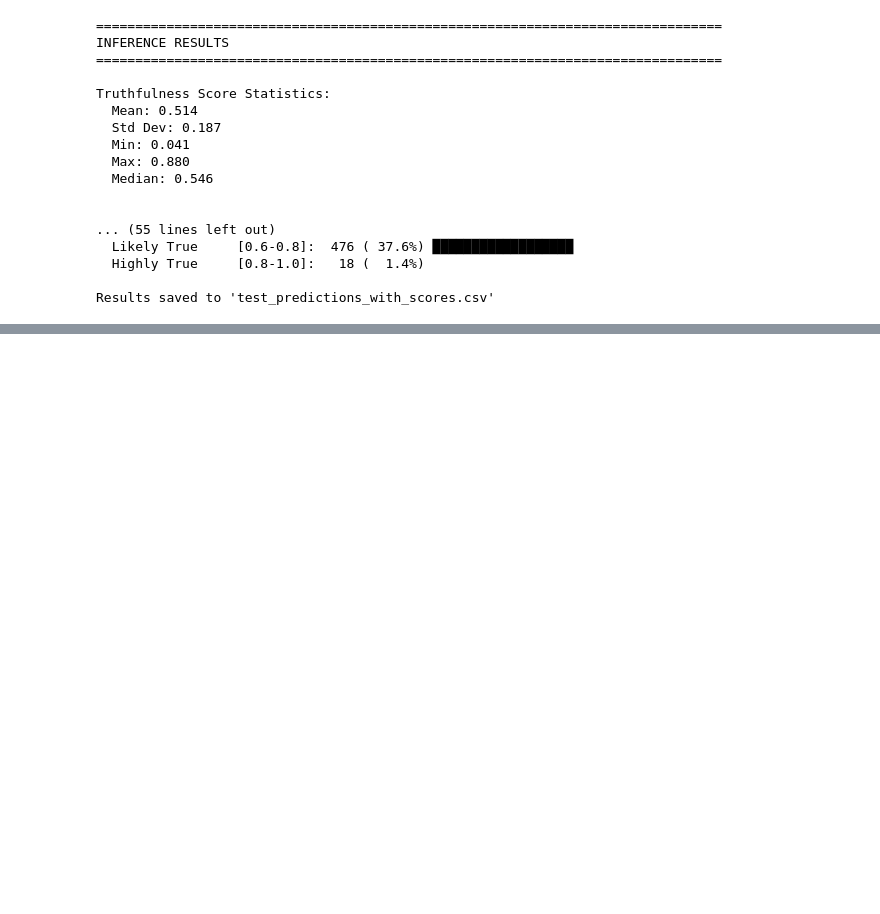
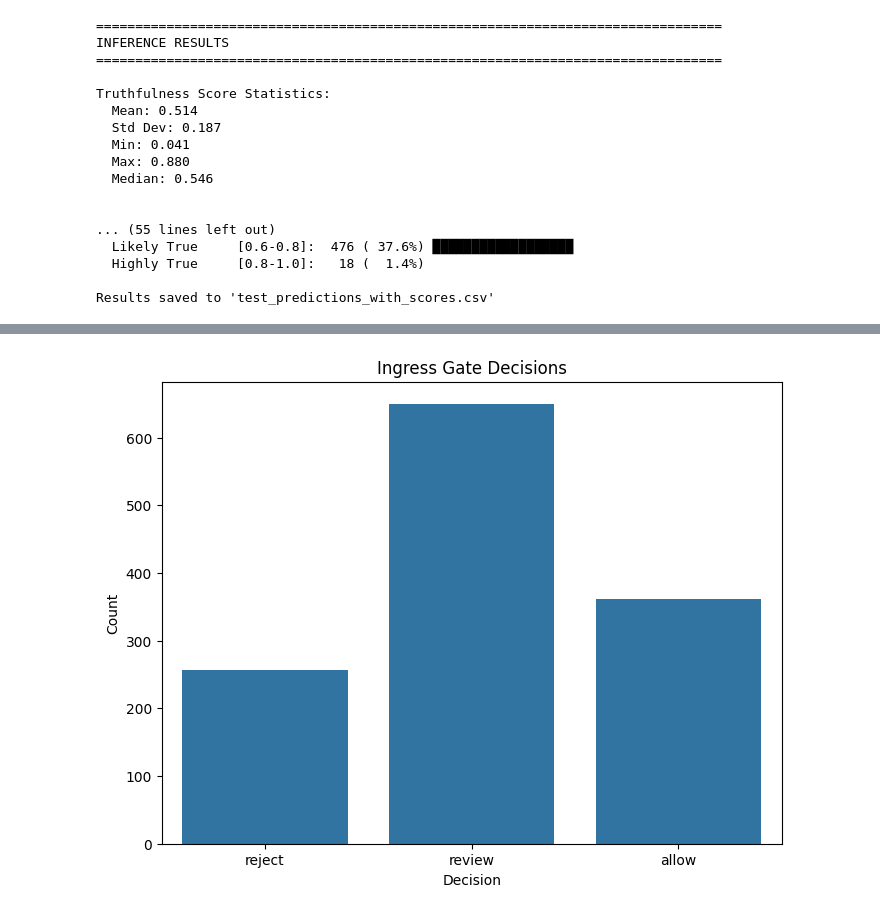
Before and after one commit to ethan-wst/Fake_News_Detection, a Jupyter notebook: demo.ipynb, the cells around one changed output, grey strips where cells are left out. Cells and saved outputs as stored; diff of their text form; code cells hidden in the pictures; blank space fills up the shorter version.

Commit message:
Implemented ingestion gate and added visualizations to demo

```diff
--- a/demo.ipynb
+++ b/demo.ipynb
@@ -326,3 +328,85 @@ Truthfulness Score Statistics:
   Highly True     [0.8-1.0]:   18 (  1.4%)
 
 Results saved to 'test_predictions_with_scores.csv'
+# %%
+# Ingress Gate
+import matplotlib.pyplot as plt
+import seaborn as sns
+print("\n\n" + "="*80)
+print("INGRESS GATE SYSTEM")
+print("="*80)
+
+class IngressGate:
+    """
+    Simple ingress gate based on truthfulness score.
+    Scores near 0 → false, near 1 → true.
+    """
+
+    def __init__(self, threshold_low=0.35, threshold_high=0.65):
+        """
+        threshold_low  : below → reject as likely false
+        threshold_high : above → allow as likely true
+        values between → 'review'
+        """
+        self.threshold_low = threshold_low
+        self.threshold_high = threshold_high
+
+    def evaluate(self, score):
+        if score < self.threshold_low:
+            return "reject"
+        elif score >= self.threshold_high:
+            return "allow"
+        return "review"  # uncertainty zone
+
+# Instantiate gate
+gate = IngressGate(threshold_low=0.35, threshold_high=0.65)
+
+# Apply gate to test set
+gate_results = [gate.evaluate(s) for s in truthfulness_scores]
+test_df["gate_decision"] = gate_results
+
+# Summary
+print("\nGate Decision Distribution:")
+print(test_df["gate_decision"].value_counts())
+
+# Visualization
+plt.figure(figsize=(8,6))
+sns.countplot(data=test_df, x="gate_decision", order=["reject", "review", "allow"])
+plt.title("Ingress Gate Decisions")
+plt.xlabel("Decision")
+plt.ylabel("Count")
+plt.show()
+
+# === Export Ingress Gate Buckets to CSV ===
+
+# Ensure the decision column exists
+if "gate_decision" not in test_df.columns:
+    raise ValueError("gate_decision column not found. Run the Ingress Gate section first.")
+
+# Create subsets
+accepted_df = test_df[test_df["gate_decision"] == "allow"]
+review_df   = test_df[test_df["gate_decision"] == "review"]
+rejected_df = test_df[test_df["gate_decision"] == "reject"]
+
+# Export each to CSV
+accepted_df.to_csv("accepted.csv", index=False)
+review_df.to_csv("review.csv", index=False)
+rejected_df.to_csv("rejected.csv", index=False)
+
+print("CSV files successfully created:")
+print(" - accepted.csv  (gate = allow)")
+print(" - review.csv    (gate = review)")
+print(" - rejected.csv  (gate = reject)")
+print("\nCounts:")
+print(test_df['gate_decision'].value_counts())
+
+# Show examples for each gate category
+print("\nExamples per gate decision:")
+for decision in ["reject", "review", "allow"]:
+    example = test_df[test_df["gate_decision"] == decision].iloc[0]
+    print("\n----", decision.upper(), "----")
+    print("Statement:", example["statement"])
+    print("True Label:", example["label"])
+    print("Predicted:", example["predicted_label"])
+    print("Score:", round(example["truthfulness_score"], 3))
+# %% [output]
@@ -328,0 +423 @@ Results saved to 'test_predictions_with_scores.csv'
+[figure, added]
```
Also changed, not shown: parts of 5 cells of this notebook, 3 other files.
